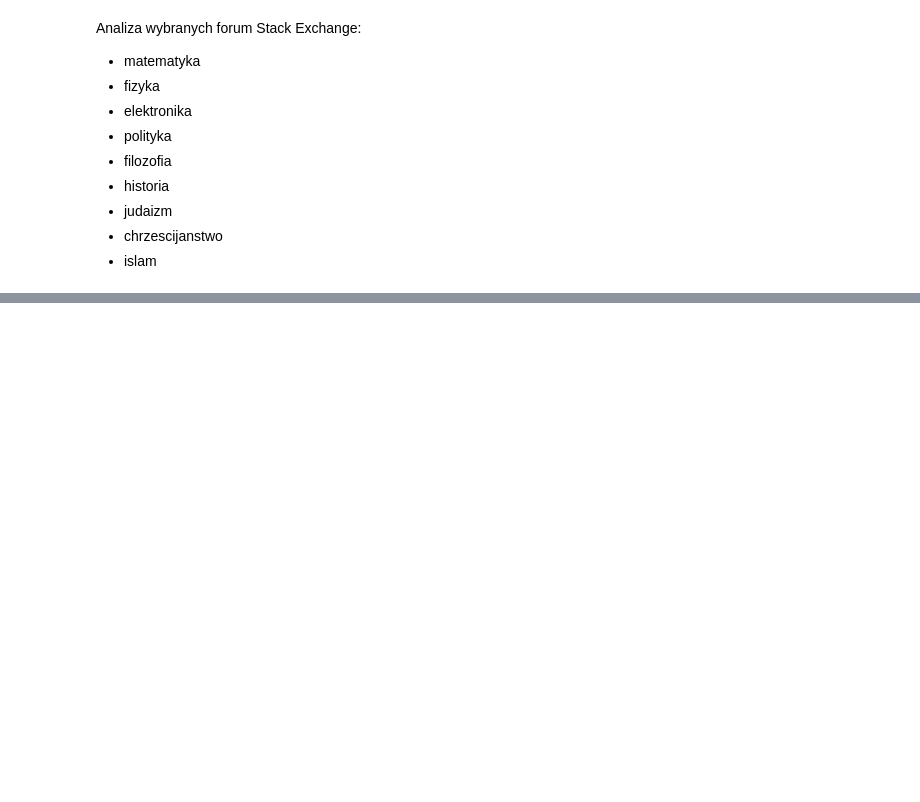
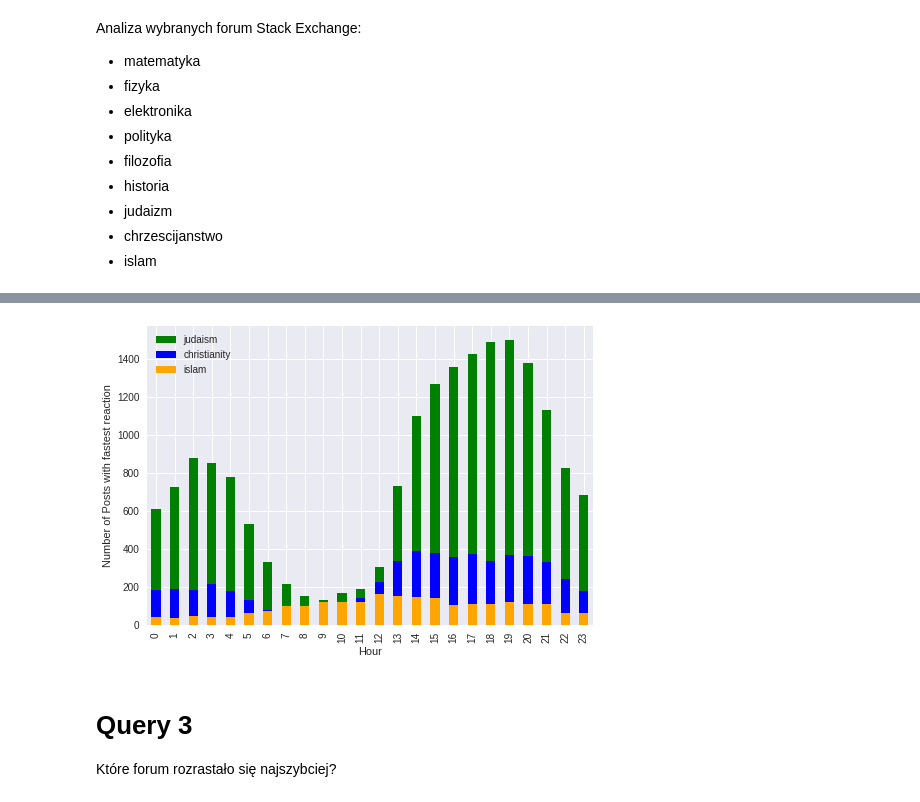
Before and after one commit to KMorozovska/Python-StackExchange-data-analysis, a Jupyter notebook: praca_domowa3.ipynb, the cells around one changed output, grey strips where cells are left out. Cells and saved outputs as stored; diff of their text form; code cells hidden in the pictures; blank space fills up the shorter version.

```diff
--- a/praca_domowa3.ipynb
+++ b/praca_domowa3.ipynb
@@ -106,0 +343,44 @@ history_PostLinks.csv
+# %%
+from datetime import datetime
+
+# przygotowanie słownika dataframe'ów dla wszystkich forum
+fastAnswers_dict = {}
+
+for key, elem in beliefs.items():
+    posts_and_comments = pd.merge(elem['Posts'][['Id','Title','Tags','Score','CreationDate']],elem['Comments'][['PostId','CreationDate']],left_on='Id',right_on='PostId').rename(columns={'CreationDate_x' : 'PostCreation','CreationDate_y':'CommentCreation'}).drop('PostId',axis=1)
+    posts_and_comments['PostCreation'] = pd.to_datetime(posts_and_comments['PostCreation'],format='%Y-%m-%d %H:%M')
+    posts_and_comments['CommentCreation'] = pd.to_datetime(posts_and_comments['CommentCreation'],format='%Y-%m-%d %H:%M')
+
+    # zostawienie tylko pierwszego komentarza
+    posts_and_comments = posts_and_comments.groupby('Id').first().reset_index()
+
+    # roznica czasu obliczana w minutach, zero miejsc po przecinku zeby nie bylo zbyt duzej roznorodnosci
+    posts_and_comments['TimeDifference'] = (posts_and_comments.CommentCreation - posts_and_comments.PostCreation)/ np.timedelta64(60,'m')
+    posts_and_comments['TimeDifference'] = np.round(posts_and_comments['TimeDifference'], decimals=0)
+    posts_and_comments = posts_and_comments.sort_values(by='TimeDifference')
+
+    posts_and_comments_2 = posts_and_comments.copy()
+
+    posts_and_comments_2['PostCreation'] = pd.to_datetime(posts_and_comments_2['PostCreation']).dt.hour
+    posts_and_comments_2['CommentCreation'] = pd.to_datetime(posts_and_comments_2['CommentCreation']).dt.hour
+
+    posts_and_comments_2 = posts_and_comments_2.query('TimeDifference in (0.0,0.1)').groupby('PostCreation').size().rename('Count').reset_index().sort_values(by='PostCreation')
+    fastAnswers_dict[key] = posts_and_comments_2
+# %%
+fig1 = plt.figure()
+ax1 = fig1.add_subplot(111)
+
+fastAnswers_dict['judaism'].plot(x=["PostCreation"], y=["Count"], kind="bar",ax=ax1,color='green')
+fastAnswers_dict['christianity'].plot(x=["PostCreation"], y=["Count"], kind="bar",ax=ax1,color='blue')
+fastAnswers_dict['islam'].plot(x=["PostCreation"], y=["Count"], kind="bar",ax=ax1,color='orange')
+
+ax1.legend(["judaism", "christianity","islam"]);
+ax1.set_xlabel("Hour")
+ax1.set_ylabel("Number of Posts with fastest reaction")
+
+plt.show()
+# %% [output]
+[figure, added]
+# %% [markdown]
+# Query 3
+Które forum rozrastało się najszybciej?
```
Also changed, not shown: parts of 30 cells of this notebook.
